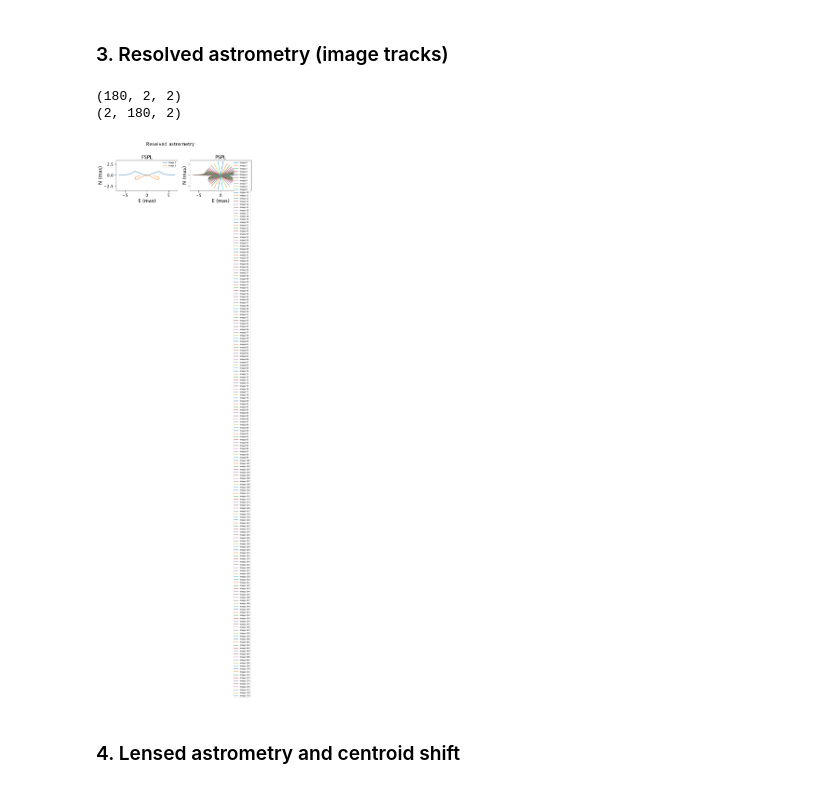
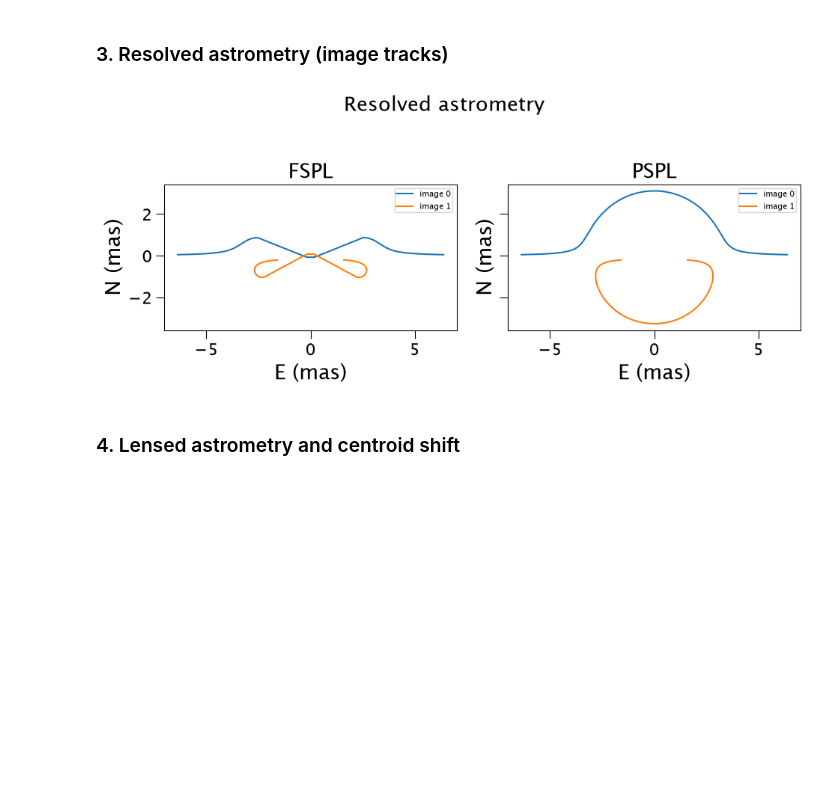
Before and after one commit to MovingUniverseLab/BAGLE_Microlensing, a Jupyter notebook: docs/notebooks/example_FSPL.ipynb, the cells around one changed output. Drawn from its saved outputs; the diff is of its cells as text; code cells hidden in the pictures; blank space fills up the shorter version.

```diff
--- a/docs/notebooks/example_FSPL.ipynb
+++ b/docs/notebooks/example_FSPL.ipynb
@@ -56,7 +56,7 @@ pspl = model.PSPL_PhotAstrom_noPar_Param1(
 rho = fspl.radiusS * 1e3 / fspl.thetaE_amp
 print(f"thetaE = {fspl.thetaE_amp:.3f} mas, u0 = {fspl.u0_amp:.3f}, rho = {rho:.3f}, tE = {fspl.tE:.1f} d")
 
-t = np.linspace(t0 - 1.5 * fspl.tE, t0 + 1.5 * fspl.tE, 180)
+t = np.linspace(t0 - 1.5 * fspl.tE, t0 + 1.5 * fspl.tE, 600)
 # %% [output]
 thetaE = 3.191 mas, u0 = 0.047, rho = 0.125, tE = 388.5 d
 # %% [markdown]
@@ -193,23 +192,21 @@ plt.show()
 # %%
 fig, axes = plt.subplots(1, 2, figsize=(10, 4), sharex=True, sharey=True)
 for ax, mod, title in ((axes[0], fspl, 'FSPL'), (axes[1], pspl, 'PSPL')):
     if hasattr(mod, 'get_resolved_astrometry'):
-        # Public API: (n_images, N_t, 2) for both FSPL and PSPL.
+        # Public API: (N_t, N_sources=1, n_images, 2).
         res = np.asarray(mod.get_resolved_astrometry(t))
-        for i in range(res.shape[0]):
-            ax.plot(res[i, :, 0] * 1e3, res[i, :, 1] * 1e3, label=f'image {i}')
+        for i in range(res.shape[2]):
+            ax.plot(res[:, 0, i, 0] * 1e3, res[:, 0, i, 1] * 1e3, label=f'image {i}')
     ax.set_xlabel('E (mas)')
     ax.set_ylabel('N (mas)')
     ax.set_title(title)
     ax.set_aspect('equal')
     ax.legend(fontsize=8)
 fig.suptitle('Resolved astrometry')
 fig.tight_layout()
 plt.show()
 # %% [output]
-(180, 2, 2)
-(2, 180, 2)
-[figure, old version]
+[figure, new version]
 # %% [markdown]
 ### 4. Lensed astrometry and centroid shift
 # %%
```
Also changed, not shown: parts of 4 cells of this notebook, 17 other files.
